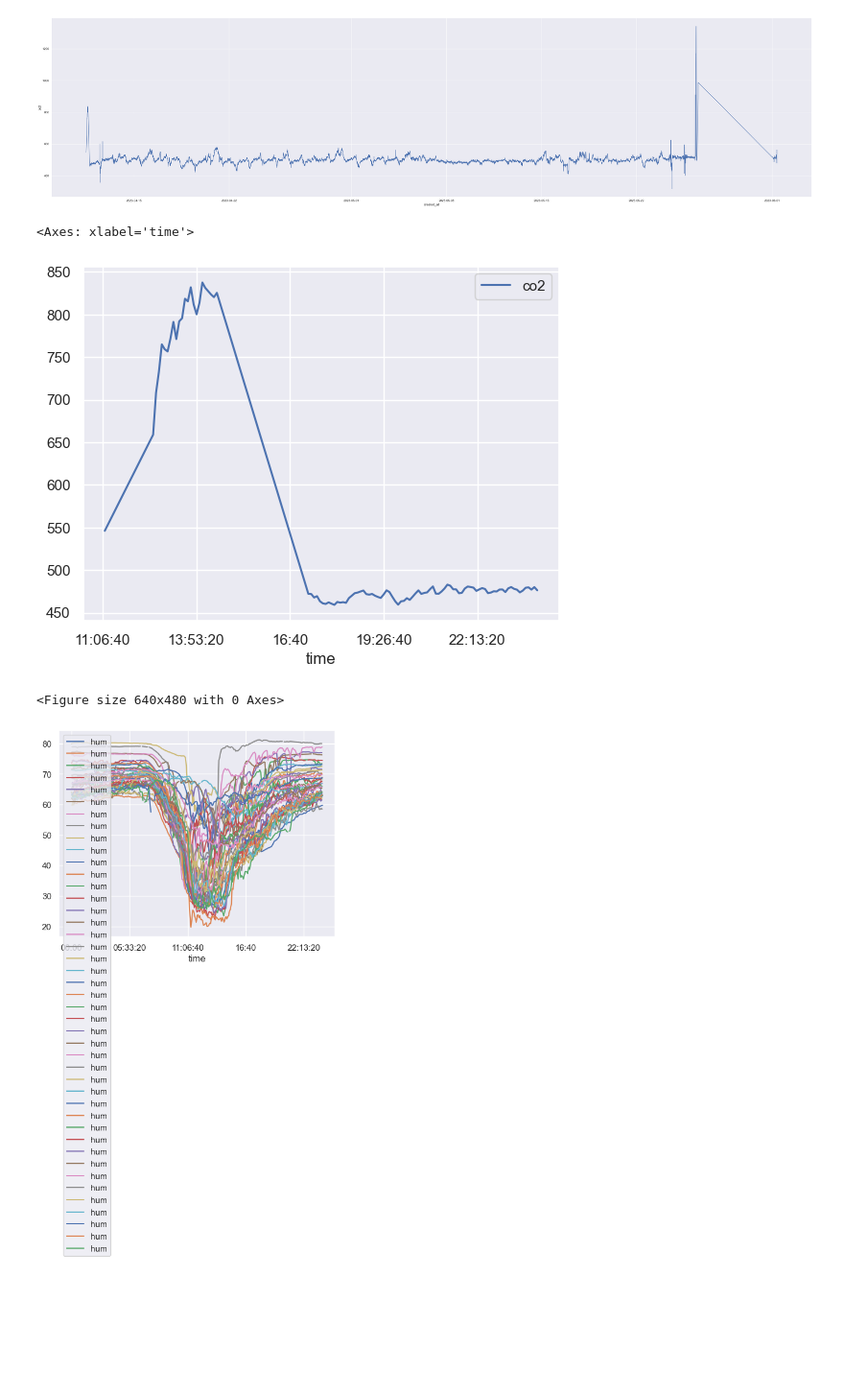
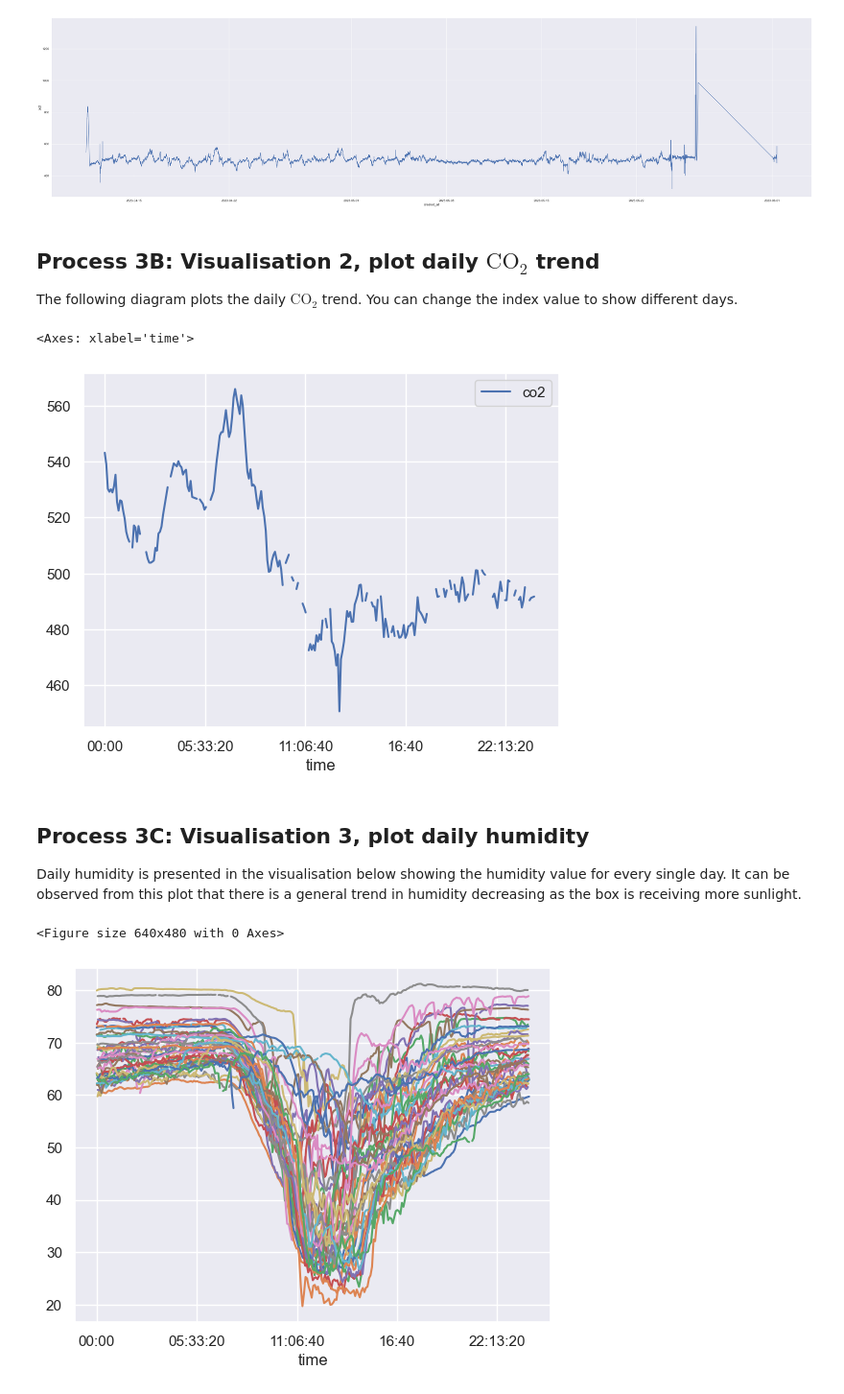
Before and after one commit to After232/corn-men, a Jupyter notebook: main.ipynb, the cells around one changed output. Shown: that part at 96% size. Saved outputs shown, nothing was run; the diff lists cells and outputs as text; code cells hidden in the pictures; blank space fills up the shorter version.

Commit message:
fixed last plot, added descriptions for every section

```diff
--- a/main.ipynb
+++ b/main.ipynb
@@ -118,4 +121,7 @@ frame_final_cleaved = frame_final[501:35246]
 # %%
+# Removes the initial rows where only temperature is being recorded, as well as the last few rows where the True/False falls apart
+frame_final_cleaved = frame_final[501:35246]
+
 # Split all individual parameter dataframes using the cleaved dataframe, drop any rows that have NaN
 f2_co2 = frame_final_cleaved[['created_at', 'co2']].copy().dropna(axis=0, how='any')
 f2_hum = frame_final_cleaved[['created_at', 'hum']].copy().dropna(axis=0, how='any')
@@ -126,8 +132,8 @@ f2_temp = frame_final_cleaved[['created_at', 'temp']].copy().dropna(axis=0, how=
 f2 = pd.merge_asof(f2_temp, f2_hum, on='created_at', tolerance=pd.Timedelta(seconds=10), direction='forward')
 f2 = pd.merge_asof(f2, f2_co2, on='created_at', tolerance=pd.Timedelta(seconds=10), direction='forward')
 
-frame_flattened = f2[['created_at', 'co2', 'hum', 'temp']]
+frame_final = f2[['created_at', 'co2', 'hum', 'temp']]
 
-# Check all data
-for row in frame_flattened.itertuples():
-    print(row)
+# Uncomment below to show all data
+# for row in frame_flattened.itertuples():
+#     print(row)
@@ -167,26 +161,39 @@ sns.relplot(data=frame_flattened, x='created_at', y='co2',
 # %% [output]
 <seaborn.axisgrid.FacetGrid at 0x...>
 [figure]
+# %% [markdown]
+## Process 3B: Visualisation 2, plot daily $\text{CO}_2$ trend
+
+The following diagram plots the daily $\text{CO}_2$ trend. You can change the index value to show different days.
 # %%
 # Day by day segmentation
-frame_flat_by_date = frame_flattened.set_index(['created_at']) # Set index to sort by date
-day_frames = [group[1] for group in frame_flat_by_date.groupby(frame_flat_by_date.index.date)] # Group subdataframes by date
+# Set index to sort by date
+frame_flat_by_date = frame_final.set_index(['created_at'])
+# Group subdataframes by date, this produces a list of dataframes each with its own date
+day_frames = [group[1] for group in frame_flat_by_date.groupby(frame_flat_by_date.index.date)]
 
-# Normalise to 24 hour time instead of days
+# Normalise to 24 hour time instead of days so we can actually plot it
 time_frames = []
 for frame in day_frames:
     time_frames.append(frame.set_index(frame.index.time))
 
-time_frames[0].plot(y="co2")
+# Change the list index below to show different days
+time_frames[15].plot(y="co2")
 # %% [output]
 <Axes: xlabel='time'>
-[figure, old version]
+[figure, new version]
+# %% [markdown]
+## Process 3C: Visualisation 3, plot daily humidity
+
+Daily humidity is presented in the visualisation below showing the humidity value for every single day. It can be observed from this plot that there is a general trend in humidity decreasing as the box is receiving more sunlight.
 # %%
 fig_co2 = plt.figure()
 ax = time_frames[0].plot(y='hum')
 
 for frame in time_frames[1:-4]:
-    frame.plot(y='hum', ax=ax)
+    g = frame.plot(y='hum', ax=ax)
+
+ax.get_legend().remove()
 # %% [output]
 <Figure size 640x480 with 0 Axes>
-[figure, old version]
+[figure, new version]
```
Also changed, not shown: parts of 6 cells of this notebook.
